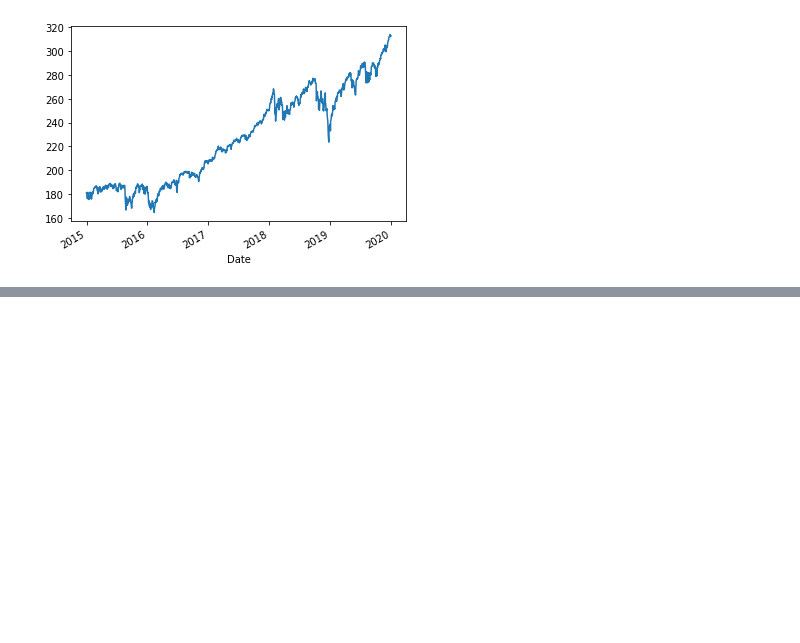
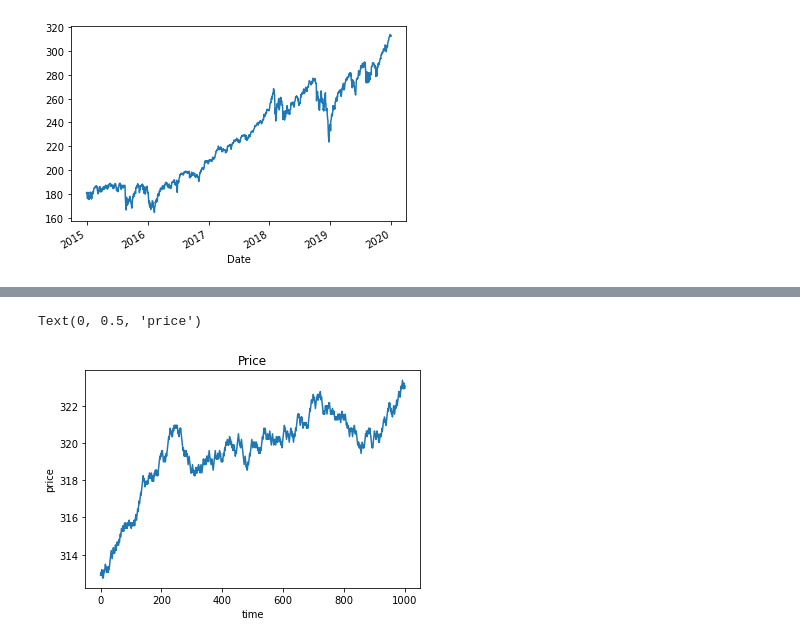
Before and after one commit to hbenedek/epfl-stochastic, a Jupyter notebook: ps5/trading.ipynb, the cells around one changed output, grey strips where cells are left out. Drawn from its saved outputs; the diff is of its cells as text; code cells hidden in the pictures; blank space fills up the shorter version.

```diff
--- a/ps5/trading.ipynb
+++ b/ps5/trading.ipynb
@@ -51,0 +45,8 @@ def martingale_strategy(wealth, a, b, horizon):
+# %%
+axs = plt.plot(simulation)
+plt.title('Price')
+plt.xlabel('time')
+plt.ylabel('price')
+# %% [output]
+Text(0, 0.5, 'price')
+[figure, added]
```
Also changed, not shown: parts of 6 cells of this notebook.
